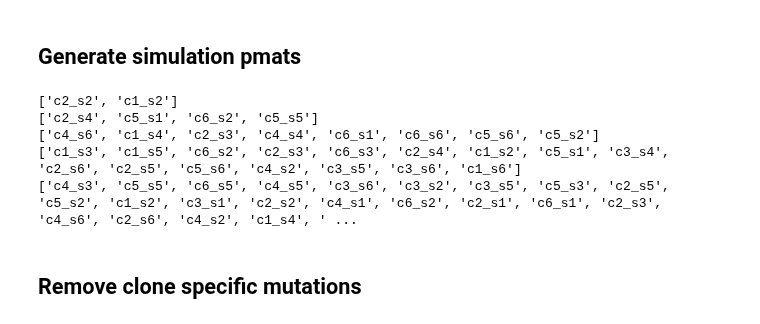
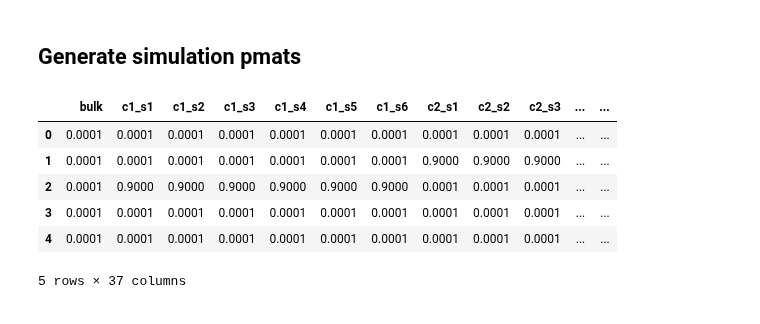
Before and after one commit to cbg-ethz/mt-SCITE, a Jupyter notebook: Notebooks/Generate_simulated_data.ipynb, the cells around one changed output. Drawn from its saved outputs; the diff is of its cells as text; code cells hidden in the pictures.

```diff
--- a/Notebooks/Generate_simulated_data.ipynb
+++ b/Notebooks/Generate_simulated_data.ipynb
@@ -23,37 +24,34 @@ def generate_gt_pmat(n_rows, clones, samples, n_mutations, high_prob, low_prob):
     gt.insert(loc=0, column='bulk', value=0.0001)
     #gt_size = gt.shape
 
-    #exp_name = '0'
-    matrix_path = '../../data/simulated_matrix_output_test/gt.csv'
+    matrix_path = '../../data/simulated_matrix_output/0_cells_0_pos.csv'
     gt.to_csv(matrix_path, index=False, sep=' ', header= False)
 
     return gt
 
 
-def add_noise(cells_w_noise, gt):
-    #gt = generate_gt_pmat(n_rows, clones, samples, n_mutations, high_prob, low_prob)
-    for n in cells_w_noise:
+def add_noise(gt, max):
+    for x in range(1,10):
         gt_w_noise = gt.copy()
-        gt_w_noise = gt_w_noise.drop('bulk', axis=1)
-        gt_w_noise = gt_w_noise.T
-        gt_w_noise['noise1'] = low_prob # add a position with default value for low probability
-        noisy_samples = gt_w_noise.sample(n)
-        noisy_samples.noise1=0.9
-        gt_w_noise.update(noisy_samples)
-        gt_w_noise = gt_w_noise.T
-        gt_w_noise.insert(loc=0, column='bulk', value=0.0001)
-        #print(gt_w_noise)
-        update_list = noisy_samples.index.tolist() # save noise samples in list for checking
-        print(update_list)
-        n = str(n)
-        matrix_path = '../../data/simulated_matrix_output_test/gt_w_' + n + '_noisy_samples.csv'
-        gt_w_noise.to_csv(matrix_path, index=False, sep=' ', header= False)
+        counter = 0
 
+        for i in range(1, max):
+            if len(gt_w_noise) != max:
+                counter+=1
+                # add new row with default value
+                gt_w_noise.loc[-1,:] = 0.0001
 
+                # reset index
+                gt_w_noise = gt_w_noise.reset_index(drop=True)
 
-def generate_all_pmats(n_rows, clones, samples, n_mutations, high_prob, low_prob, cells_w_noise):
-    gt = generate_gt_pmat(n_rows, clones, samples, n_mutations, high_prob, low_prob)
-    add_noise(cells_w_noise, gt)
+                # assign value 'X' to x randomly selected cols on last row
+                gt_w_noise.iloc[-1:, random.sample(list(range(gt_w_noise.shape[1])), x)] = 0.9
+
+                n = str(counter)
+
+                matrix_path = '../../data/simulated_matrix_output/' + str(x) + '_cells_' + n + '_pos.csv'
+                gt_w_noise.to_csv(matrix_path, index=False, sep=' ', header= False)
+                print(gt_w_noise)
 # %%
 n_rows = 6 #total number of mutations in pmat
 clones = 6 # number of clones
@@ -66,10 +64,11 @@ cells_w_noise = [2, 4, 8, 16, 32]
 # %%
-generate_all_pmats(n_rows, clones, samples, n_mutations, high_prob, low_prob, cells_w_noise)
+gt = generate_gt_pmat(n_rows, clones, samples, n_mutations, high_prob, low_prob)
+gt.head()
 # %% [output]
+|  | bulk | c1_s1 | c1_s2 | c1_s3 | c1_s4 | c1_s5 | c1_s6 | c2_s1 | c2_s2 | c2_s3 | ... | ... |
+| 0 | 0.0001 | 0.0001 | 0.0001 | 0.0001 | 0.0001 | 0.0001 | 0.0001 | 0.0001 | 0.0001 | 0.0001 | ... | ... |
+| 1 | 0.0001 | 0.0001 | 0.0001 | 0.0001 | 0.0001 | 0.0001 | 0.0001 | 0.9000 | 0.9000 | 0.9000 | ... | ... |
+| 2 | 0.0001 | 0.9000 | 0.9000 | 0.9000 | 0.9000 | 0.9000 | 0.9000 | 0.0001 | 0.0001 | 0.0001 | ... | ... |
+| 3 | 0.0001 | 0.0001 | 0.0001 | 0.0001 | 0.0001 | 0.0001 | 0.0001 | 0.0001 | 0.0001 | 0.0001 | ... | ... |
+| 4 | 0.0001 | 0.0001 | 0.0001 | 0.0001 | 0.0001 | 0.0001 | 0.0001 | 0.0001 | 0.0001 | 0.0001 | ... | ... |
-['c2_s2', 'c1_s2']
-['c2_s4', 'c5_s1', 'c6_s2', 'c5_s5']
-['c4_s6', 'c1_s4', 'c2_s3', 'c4_s4', 'c6_s1', 'c6_s6', 'c5_s6', 'c5_s2']
-['c1_s3', 'c1_s5', 'c6_s2', 'c2_s3', 'c6_s3', 'c2_s4', 'c1_s2', 'c5_s1', 'c3_s4', 'c2_s6', 'c2_s5', 'c5_s6', 'c4_s2', 'c3_s5', 'c3_s6', 'c1_s6']
-['c4_s3', 'c5_s5', 'c6_s5', 'c4_s5', 'c3_s6', 'c3_s2', 'c3_s5', 'c5_s3', 'c2_s5', 'c5_s2', 'c1_s2', 'c3_s1', 'c2_s2', 'c4_s1', 'c6_s2', 'c2_s1', 'c6_s1', 'c2_s3', 'c4_s6', 'c2_s6', 'c4_s2', 'c1_s4', ' ...
+5 rows × 37 columns
-# %% [markdown]
-## Remove clone specific mutations
```
Also changed, not shown: parts of 9 cells of this notebook.
